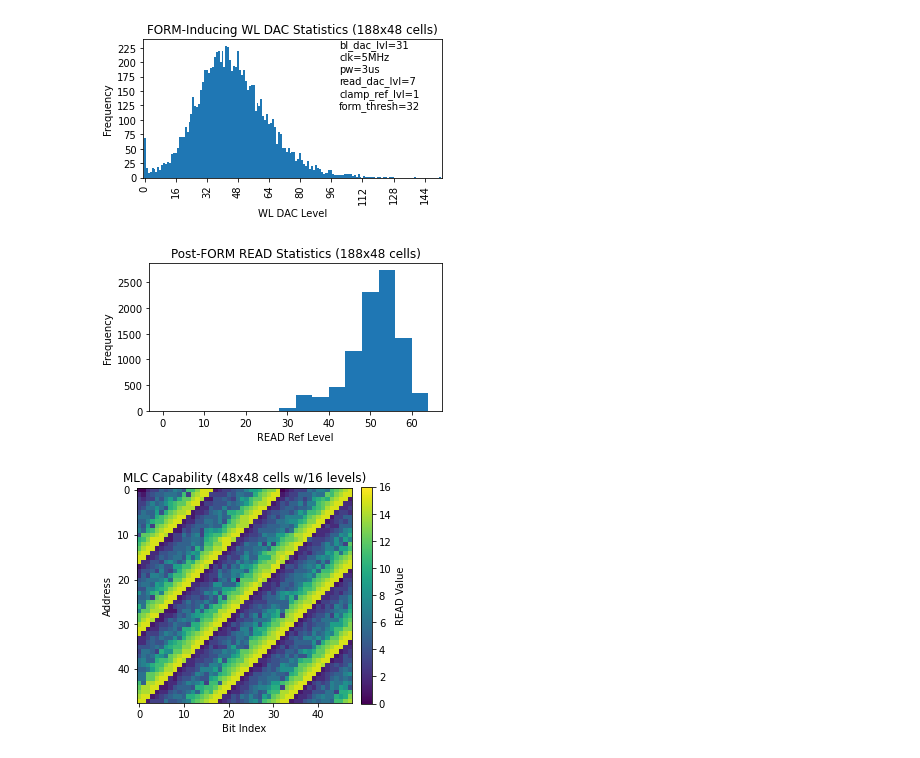
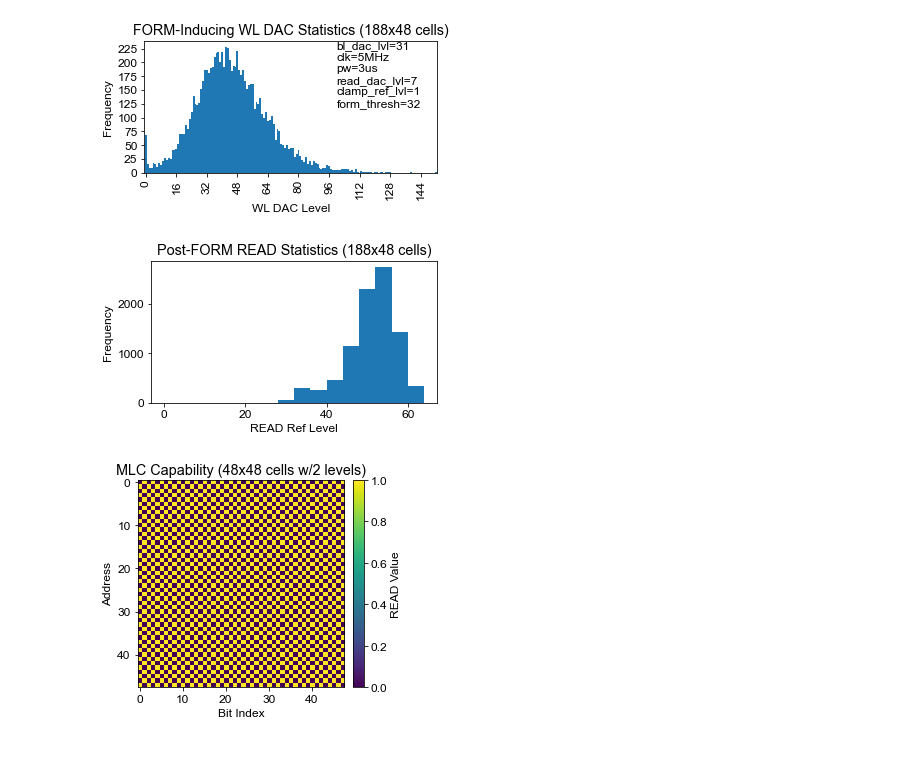
Before and after one commit to akashlevy/ember-python, a Jupyter notebook: analysis/characterizations.ipynb, the cells around one changed output. Cells and saved outputs as stored; diff of their text form; code cells hidden in the pictures.

Commit message:
Update figures

```diff
--- a/analysis/characterizations.ipynb
+++ b/analysis/characterizations.ipynb
@@ -55,6 +55,10 @@ class PPFScale(mscale.ScaleBase):
 
 # Register PPF scale
 mscale.register_scale(PPFScale)
+
+# Set up fonts
+plt.rcParams["font.family"] = "arial"
+plt.rcParams["font.size"] = 12
 # %%
 # Load log file
 names = ["chip", "time", "addr", "operation", "mask", "wl_dac_lvl", "bsl_dac_lvl", "sa_do"]
@@ -74,7 +78,7 @@ plt.locator_params(nbins=10)
 plt.tight_layout()
 plt.savefig("figs/form.wl.stats.pdf")
 # %% [output]
-[figure, old version]
+[figure, new version]
 # %%
 # Load log file
 names = ["addr", "time"] + ["read_" + str(i) for i in range(48)]
@@ -89,23 +93,26 @@ plt.ylabel("Frequency")
 plt.tight_layout()
 plt.savefig("figs/form.read.stats.pdf")
 # %% [output]
-[figure, old version]
+[figure, new version]
 # %%
 # Load data
+bpc = 1
 names = ["addr", "time"] + ["read_" + str(i) for i in range(48)]
-data = pd.read_csv("../data/cb4bpc.csv", sep="\t", names=names)
+data = pd.read_csv(f"../data/{'cb' if bpc==4 else ''}{bpc}bpc.csv", sep="\t", names=names)
 
 # Show multi-bit result
 plt.rcParams["figure.figsize"] = (4.5,4.5)
-matdata = data[data.columns[-48:]].values
-im = plt.imshow(matdata, vmin=0, vmax=16)
+plt.rcParams["font.family"] = "arial"
+plt.rcParams["font.size"] = 12
+matdata = data[data.columns[-48:]].values[-48:]
+im = plt.imshow(matdata, vmin=0, vmax=2**bpc-1)
 cbar = plt.colorbar(im, fraction=0.046, pad=0.04)
 cbar.set_label("READ Value")
-plt.title("MLC Capability (48x48 cells w/16 levels)")
+plt.title(f"MLC Capability (48x48 cells w/{2**bpc} levels)")
 plt.xlabel("Bit Index")
 plt.ylabel("Address")
 plt.tight_layout()
-plt.savefig("figs/cb4bpc.pdf")
+plt.savefig(f"figs/cb{bpc}bpc.pdf")
 plt.show()
 # %% [output]
-[figure, old version]
+[figure, new version]
```
Also changed, not shown: 6 other files.
